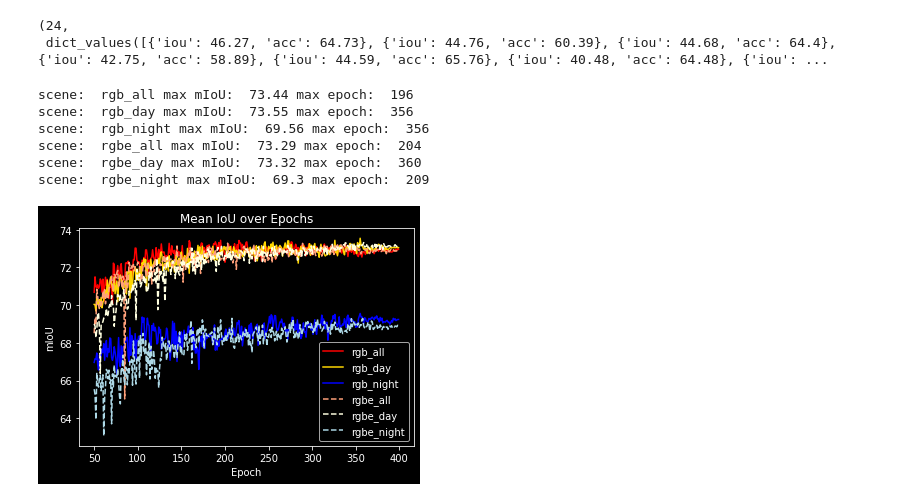
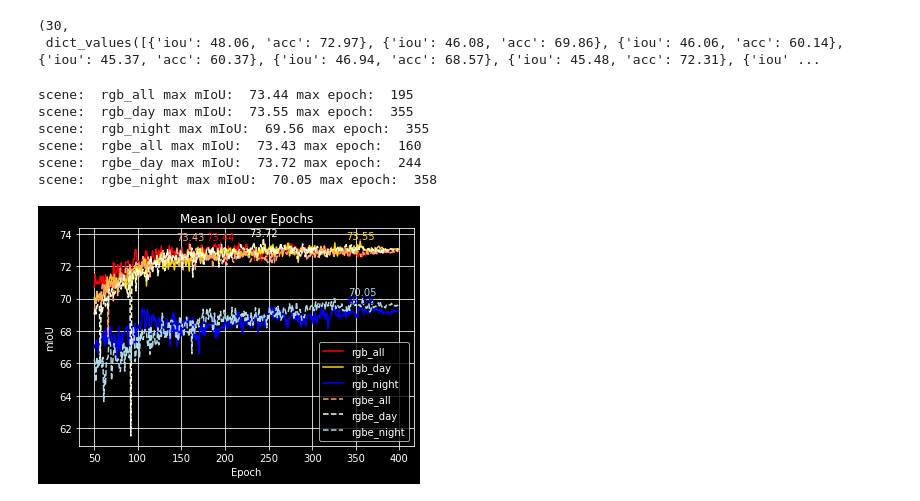
Before and after one commit to Candy-Crusher/DELIVER, a Jupyter notebook: compare_numerical.ipynb, the cells around one changed output. Drawn from its saved outputs; the diff is of its cells as text; code cells hidden in the pictures.

```diff
--- a/compare_numerical.ipynb
+++ b/compare_numerical.ipynb
@@ -49,9 +49,12 @@ file_paths = [
     '/home/xiaoshan/work/adap_v/DELIVER/output/DSEC_CMNeXt-B2_i/rgb_all_11_20240926_183606_train.log',
     '/home/xiaoshan/work/adap_v/DELIVER/output/DSEC_CMNeXt-B2_i/rgb_day_11_20240926_183740_train.log',
     '/home/xiaoshan/work/adap_v/DELIVER/output/DSEC_CMNeXt-B2_i/rgb_night_11_20240926_202405_train.log',
-    '/home/xiaoshan/work/adap_v/DELIVER/output/DSEC_CMNeXt-B2_ie/rgbe_all_11_20240926_215143_train.log',
-    '/home/xiaoshan/work/adap_v/DELIVER/output/DSEC_CMNeXt-B2_ie/rgbe_day_11_20240926_222732_train.log',
-    '/home/xiaoshan/work/adap_v/DELIVER/output/DSEC_CMNeXt-B2_ie/rgbe_night_11_20240927_042047_train.log',
+    '/home/xiaoshan/work/adap_v/DELIVER/output/DSEC_CMNeXt-B2_ie/rgbe_all_11_20240928_145843_train.log',
+    '/home/xiaoshan/work/adap_v/DELIVER/output/DSEC_CMNeXt-B2_ie/rgbe_day_11_20240927_190129_train.log',
+    '/home/xiaoshan/work/adap_v/DELIVER/output/DSEC_CMNeXt-B2_ie/rgbe_night_11_20240928_051052_train.log',
+        # '/home/xiaoshan/work/adap_v/DELIVER/output/DSEC_CMNeXt-B2_ie/rgbe_all_11_20240926_215143_train.log',
+    # '/home/xiaoshan/work/adap_v/DELIVER/output/DSEC_CMNeXt-B2_ie/rgbe_day_11_20240926_222732_train.log',
+    # '/home/xiaoshan/work/adap_v/DELIVER/output/DSEC_CMNeXt-B2_ie/rgbe_night_11_20240927_042047_train.log',
 ]
 for file_path in file_paths:
     parts = file_path.split('/')
@@ -70,42 +68,58 @@ dict_keys(['mIoU', 'background', 'building', 'fence', 'person', 'pole', 'road',
 # %%
 len(results_dicts['rgbe_day']['wall']), results_dicts['rgbe_day']['wall'].values()
 # %% [output]
-(24,
- dict_values([{'iou': 46.27, 'acc': 64.73}, {'iou': 44.76, 'acc': 60.39}, {'iou': 44.68, 'acc': 64.4}, {'iou': 42.75, 'acc': 58.89}, {'iou': 44.59, 'acc': 65.76}, {'iou': 40.48, 'acc': 64.48}, {'iou': ...
+(30,
+ dict_values([{'iou': 48.06, 'acc': 72.97}, {'iou': 46.08, 'acc': 69.86}, {'iou': 46.06, 'acc': 60.14}, {'iou': 45.37, 'acc': 60.37}, {'iou': 46.94, 'acc': 68.57}, {'iou': 45.48, 'acc': 72.31}, {'iou' ...
 # %%
+import matplotlib.pyplot as plt
+
 # 定义线型和颜色
 line_styles = {
     'rgb_day': ('-', '#FFD700'),  # 深黄色
     'rgb_night': ('-', '#0000FF'),  # 深蓝色
     'rgbe_day': ('--', '#FFFFE0'),  # 浅黄色
     'rgbe_night': ('--', '#ADD8E6'),  # 浅蓝色
     'rgb_all': ('-', '#FF0000'),  # 红色
     'rgbe_all': ('--', '#FFA07A')  # 浅红色
 }
 
 # 可视化 mean_IoU
 fig, ax = plt.subplots()
 for scene, results_dict in results_dicts.items():
     # 从 epoch 50 开始提取数据
     filtered_results = {epoch: miou for epoch, miou in results_dict['mIoU'].items() if epoch >= 50}
     epochs = list(filtered_results.keys())
     mIoUs = list(filtered_results.values())
-    print("scene: ", scene, "max mIoU: ", max(mIoUs), "max epoch: ", epochs[mIoUs.index(max(mIoUs))+1])
+
+    # 找到最高点
+    max_miou = max(mIoUs)
+    max_epoch = epochs[mIoUs.index(max_miou)]
+
+    print("scene: ", scene, "max mIoU: ", max_miou, "max epoch: ", max_epoch)
     line_style, color = line_styles.get(scene, ('-', 'black'))
     ax.plot(epochs, mIoUs, label=scene, linestyle=line_style, color=color)
+
+    # 标注最高点
+    ax.annotate(f'{max_miou:.2f}', xy=(max_epoch, max_miou), xytext=(max_epoch, max_miou + 0.02),
+                color=color,
+                horizontalalignment='center', verticalalignment='bottom')
+
+# 添加网格线
+ax.grid(True)
+
 ax.legend()
 ax.set_xlabel('Epoch')
 ax.set_ylabel('mIoU')
 plt.title('Mean IoU over Epochs')
 plt.show()
 # %% [output]
-scene:  rgb_all max mIoU:  73.44 max epoch:  196
-scene:  rgb_day max mIoU:  73.55 max epoch:  356
-scene:  rgb_night max mIoU:  69.56 max epoch:  356
-scene:  rgbe_all max mIoU:  73.29 max epoch:  204
-scene:  rgbe_day max mIoU:  73.32 max epoch:  360
-scene:  rgbe_night max mIoU:  69.3 max epoch:  209
+scene:  rgb_all max mIoU:  73.44 max epoch:  195
+scene:  rgb_day max mIoU:  73.55 max epoch:  355
+scene:  rgb_night max mIoU:  69.56 max epoch:  355
+scene:  rgbe_all max mIoU:  73.43 max epoch:  160
+scene:  rgbe_day max mIoU:  73.72 max epoch:  244
+scene:  rgbe_night max mIoU:  70.05 max epoch:  358
-[figure, old version]
+[figure, new version]
 # %%
 
 # Determine the number of classes
```
Also changed, not shown: parts of 7 cells of this notebook, 4 other files.
